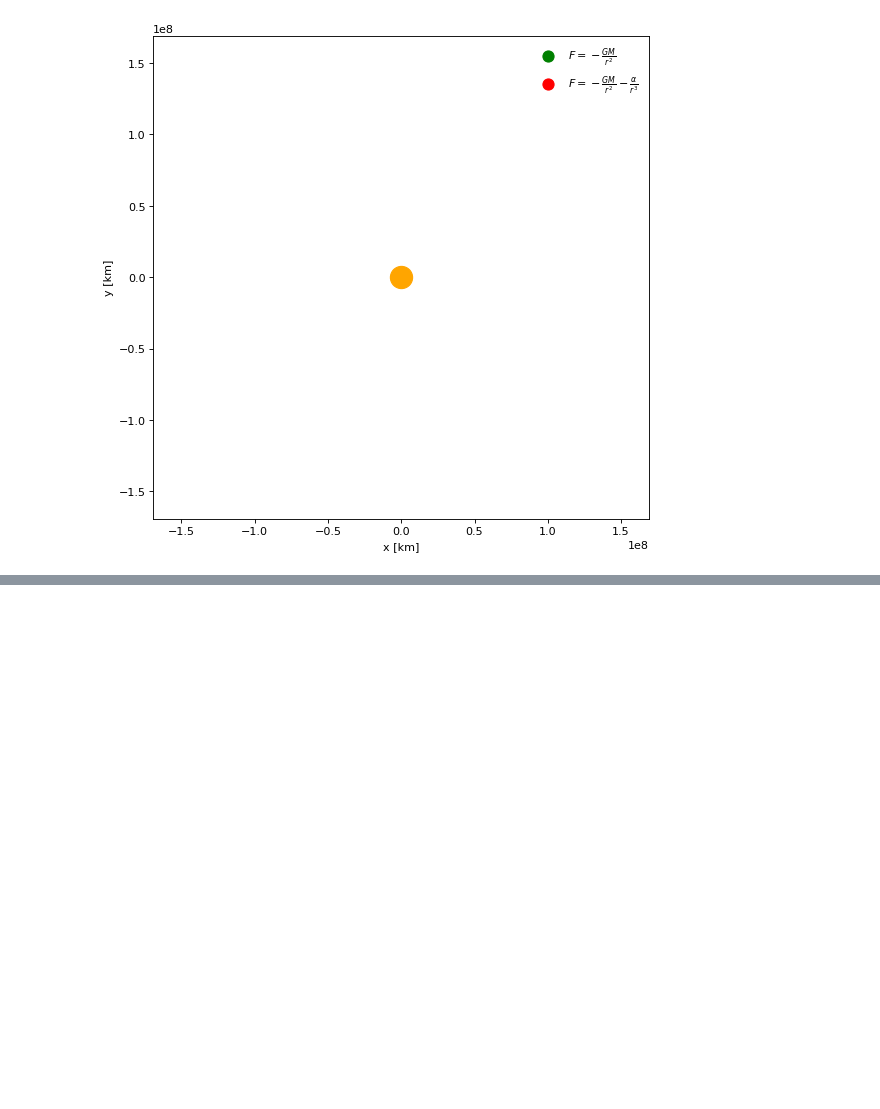
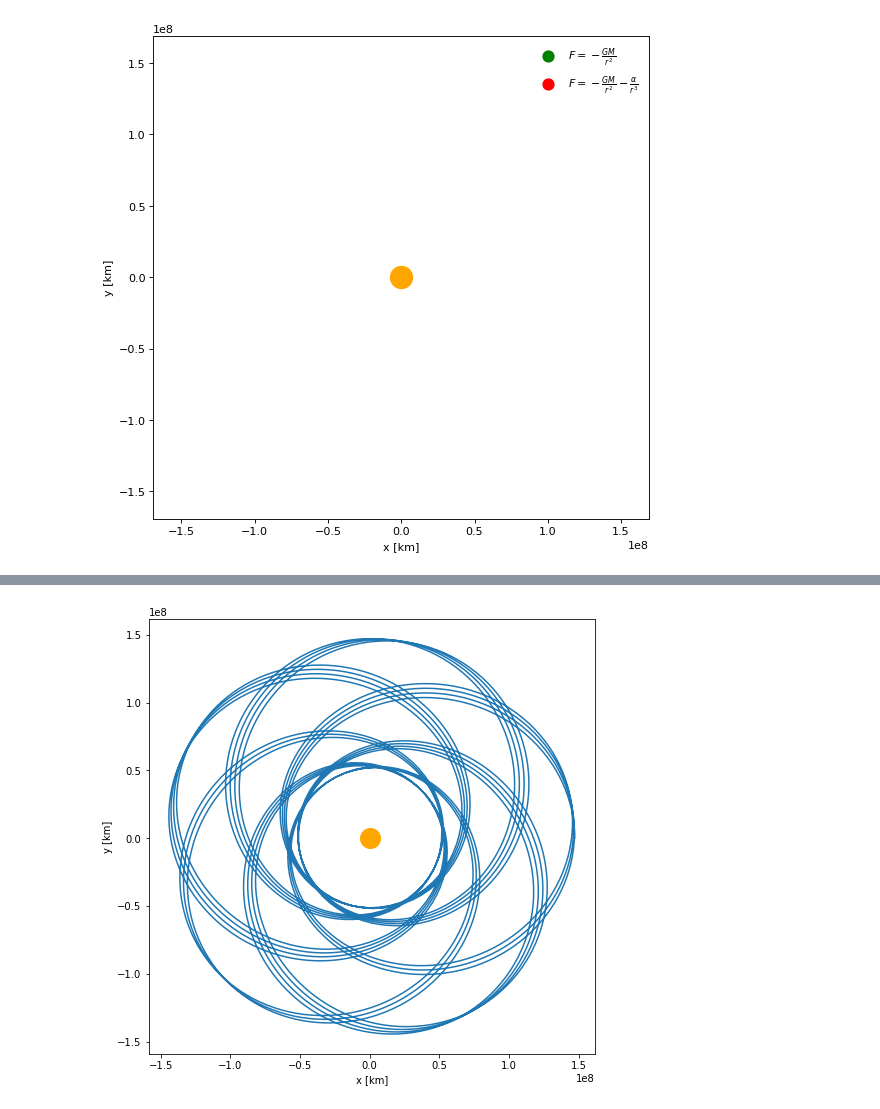
Before and after one commit to marcodelmastro/PhysicsAnimations, a Jupyter notebook: Planet in central field.ipynb, the cells around one changed output, grey strips where cells are left out. Drawn from its saved outputs; the diff is of its cells as text; code cells hidden in the pictures; blank space fills up the shorter version.

```diff
--- a/Planet in central field.ipynb
+++ b/Planet in central field.ipynb
@@ -138,3 +138,21 @@ anim.save('gifs/planet_pert.gif', writer=FFMpegWriter(fps=20))
 Image(url='gifs/planet_pert.gif')
 # %% [output]
 [interactive output not drawn]
+# %%
+tmax2 = 3600*24*365*10
+dt   = 60*60*24
+t2 = np.arange(0, tmax2+dt, dt)
+# %%
+Xp10 = odeint(centralfield_pert_dt, X0, t2, args=(K,alpha))
+# %%
+xp10,yp10,zp10 = Xp10[:,0], Xp10[:,1], Xp10[:,2]
+
+fig = plt.figure(figsize=(8, 8), dpi=72)
+ax = fig.add_subplot(111)
+plt.plot(0.,0.,"o",markersize=20,color="orange")
+plt.plot(xp10,yp10)
+plt.xlabel('x [km]')
+plt.ylabel('y [km]')
+plt.savefig("rosetta.png")
+# %% [output]
+[figure, added]
```
Also changed, not shown: 1 other file.
